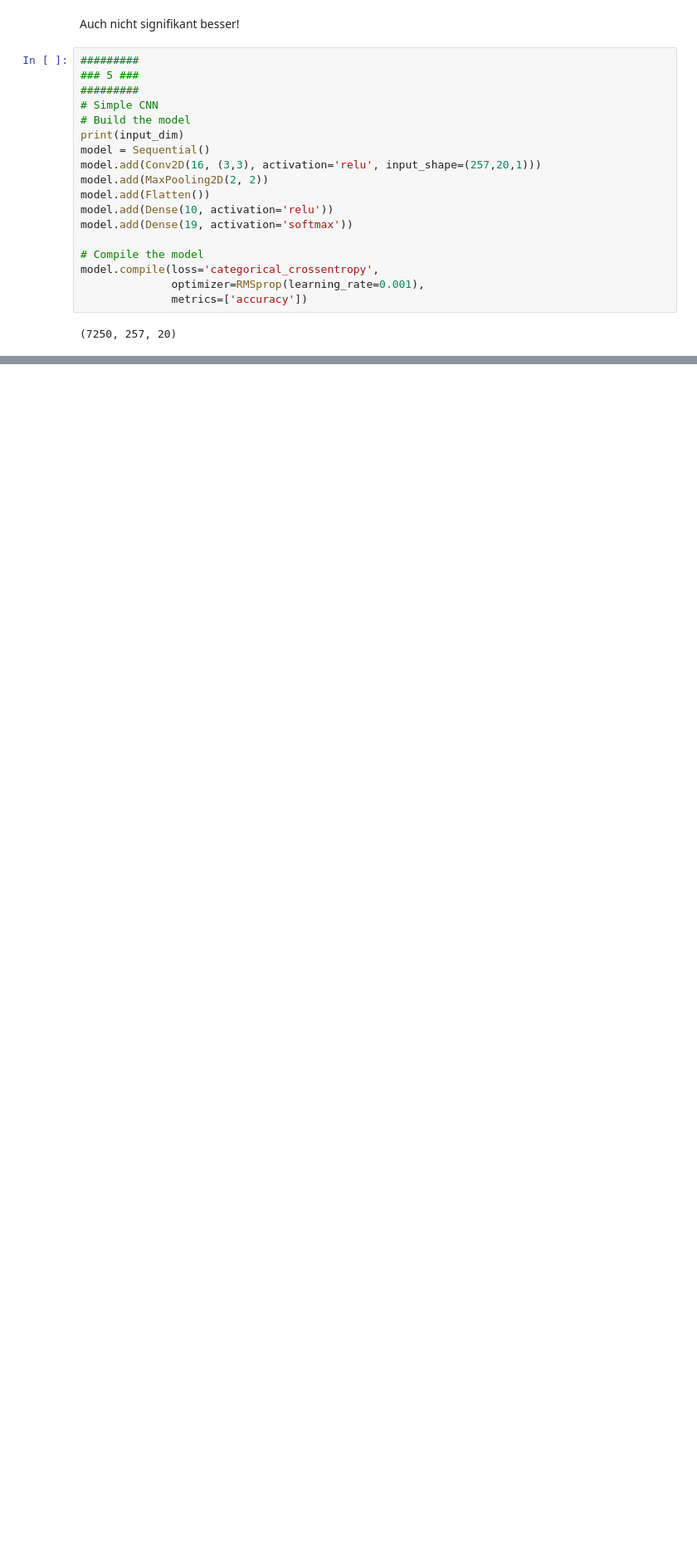
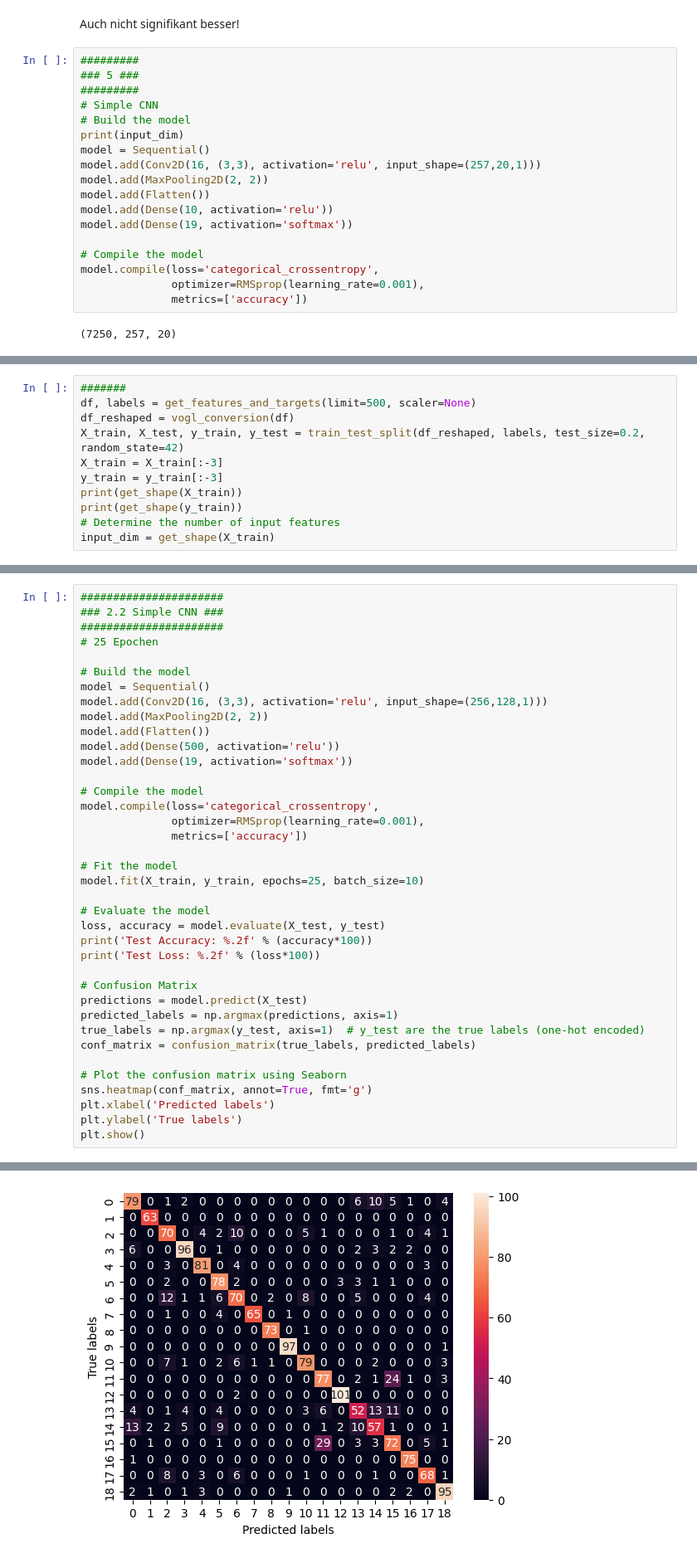
Before and after one commit to cmon-eich/BatHunting, a Jupyter notebook: NeuronalNetwork.ipynb, the cells around one changed output, grey strips where cells are left out. Shown at 83% size. Drawn from its saved outputs; the diff is of its cells as text; blank space fills up the shorter version.

```diff
--- a/NeuronalNetwork.ipynb
+++ b/NeuronalNetwork.ipynb
@@ -901,0 +931,11 @@ Test Accuracy: 48.24
+# %%
+#######
+df, labels = get_features_and_targets(limit=500, scaler=None)
+df_reshaped = vogl_conversion(df)
+X_train, X_test, y_train, y_test = train_test_split(df_reshaped, labels, test_size=0.2, random_state=42)
+X_train = X_train[:-3]
+y_train = y_train[:-3]
+print(get_shape(X_train))
+print(get_shape(y_train))
+# Determine the number of input features
+input_dim = get_shape(X_train)
@@ -901,0 +1096,39 @@ Test Accuracy: 48.24
+# %%
+######################
+### 2.2 Simple CNN ###
+######################
+# 25 Epochen
+
+# Build the model
+model = Sequential()
+model.add(Conv2D(16, (3,3), activation='relu', input_shape=(256,128,1)))
+model.add(MaxPooling2D(2, 2))
+model.add(Flatten())
+model.add(Dense(500, activation='relu'))
+model.add(Dense(19, activation='softmax'))
+
+# Compile the model
+model.compile(loss='categorical_crossentropy',
+              optimizer=RMSprop(learning_rate=0.001),
+              metrics=['accuracy'])
+
+# Fit the model
+model.fit(X_train, y_train, epochs=25, batch_size=10)
+
+# Evaluate the model
+loss, accuracy = model.evaluate(X_test, y_test)
+print('Test Accuracy: %.2f' % (accuracy*100))
+print('Test Loss: %.2f' % (loss*100))
+
+# Confusion Matrix
+predictions = model.predict(X_test)
+predicted_labels = np.argmax(predictions, axis=1)
+true_labels = np.argmax(y_test, axis=1)  # y_test are the true labels (one-hot encoded)
+conf_matrix = confusion_matrix(true_labels, predicted_labels)
+
+# Plot the confusion matrix using Seaborn
+sns.heatmap(conf_matrix, annot=True, fmt='g')
+plt.xlabel('Predicted labels')
+plt.ylabel('True labels')
+plt.show()
+# %% [output]
@@ -901,0 +1152 @@ Test Accuracy: 48.24
+[figure, added]
```
Also changed, not shown: parts of 37 cells of this notebook, 1 other file.
